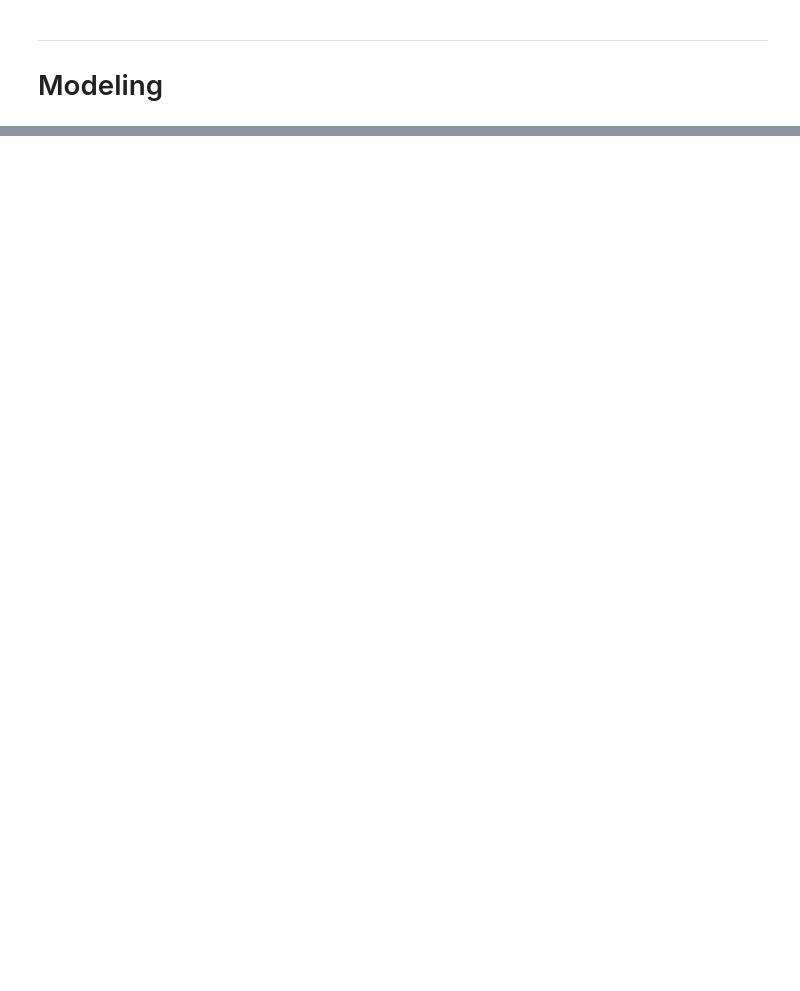
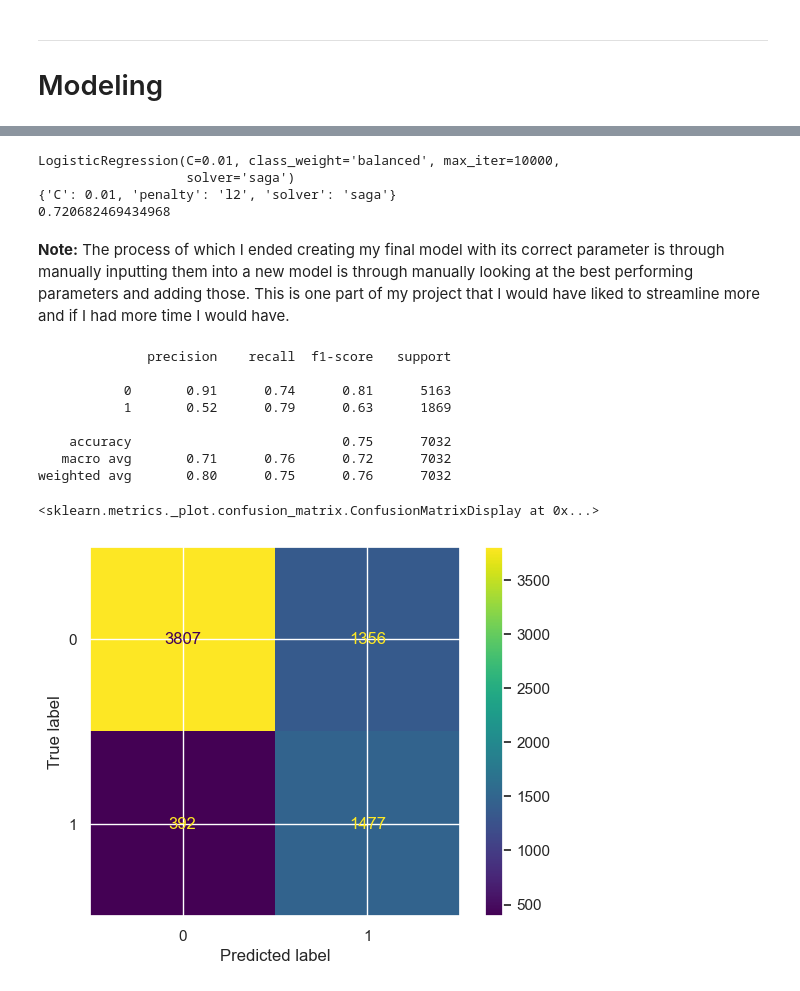
Before and after one commit to MiguelRM0/churn-prediction, a Jupyter notebook: Modeling.ipynb, the cells around one changed output, grey strips where cells are left out. Saved outputs shown, nothing was run; the diff lists cells and outputs as text; code cells hidden in the pictures; blank space fills up the shorter version.

Commit message:
Added Notes to modeling

```diff
--- a/Modeling.ipynb
+++ b/Modeling.ipynb
@@ -44,7 +49,8 @@ for col in integer_col:
 for col in float_col:
     df[col] = pd.to_numeric(df[col], downcast='float')
 
-df = df.dropna()
+df.dropna(inplace=True)
+df.reset_index(drop=True, inplace=True)
 # %% [markdown]
 ___
 
@@ -195,0 +270,27 @@ kfold_cv(X, y, lr, cv = 10)
+# %%
+print("Best Logistic Regression F1 Macro:", lr_result['best_f1_macro'])
+print("Best Parameters:", lr_result['best_params'])
+# %% [output]
+LogisticRegression(C=0.01, class_weight='balanced', max_iter=10000,
+                   solver='saga')
+{'C': 0.01, 'penalty': 'l2', 'solver': 'saga'}
+0.720682469434968
+# %% [markdown]
+**Note:** The process of which I ended creating my final model with its correct parameter is through manually inputting them into a new model is through manually looking at the best performing parameters and adding those. This is one part of my project that I would have liked to streamline more and if I had more time I would have.
+# %%
+lr= LogisticRegression(class_weight="balanced", max_iter=10000, solver="saga", C = 0.01, penalty="l2")
+lr_oof_df, lr_metric_df= kfold_cv(lr, X, y, cv=10, random_state = 42)
+# %%
+print(classification_report(lr_oof_df["y_true"], lr_oof_df["y_pred"]))
+ConfusionMatrixDisplay.from_predictions(lr_oof_df["y_true"], lr_oof_df["y_pred"])
+# %% [output]
+              precision    recall  f1-score   support
+
+           0       0.91      0.74      0.81      5163
+           1       0.52      0.79      0.63      1869
+
+    accuracy                           0.75      7032
+   macro avg       0.71      0.76      0.72      7032
+weighted avg       0.80      0.75      0.76      7032
+<sklearn.metrics._plot.confusion_matrix.ConfusionMatrixDisplay at 0x...>
+[figure, added]
```
Also changed, not shown: parts of 40 cells of this notebook.
